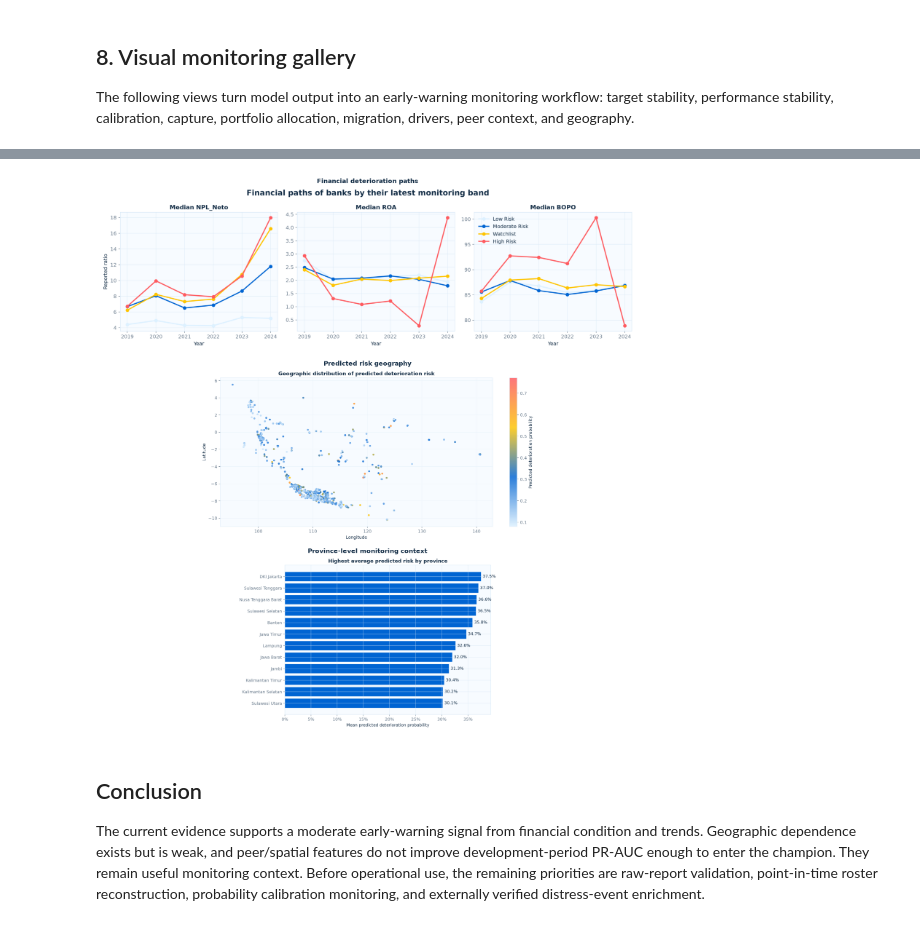
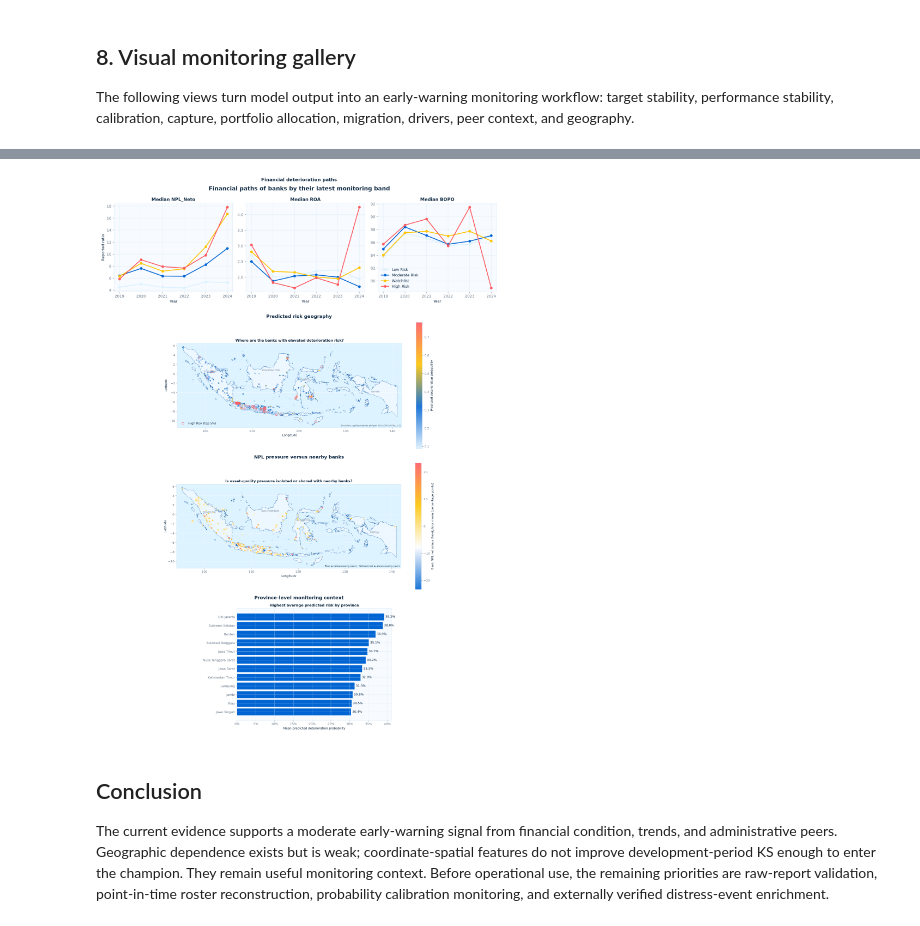
Before and after one commit to zzeiidann/xcap, a Jupyter notebook: notebooks/02_early_warning_modeling.ipynb, the cells around one changed output, grey strips where cells are left out. Cells and saved outputs as stored; diff of their text form; code cells hidden in the pictures.

```diff
--- a/notebooks/02_early_warning_modeling.ipynb
+++ b/notebooks/02_early_warning_modeling.ipynb
@@ -309,12 +316,13 @@ show_gallery([
 # %%
 show_gallery([
     ('risk_band_financial_trends.png', 'Financial deterioration paths'),
     ('latest_spatial_risk_map.png', 'Predicted risk geography'),
+    ('latest_spatial_peer_context.png', 'NPL pressure versus nearby banks'),
     ('latest_province_risk.png', 'Province-level monitoring context'),
 ], columns=1, width=15)
 # %% [output]
-[figure, old version]
+[figure, new version]
 # %% [markdown]
 ## Conclusion
 
-The current evidence supports a moderate early-warning signal from financial condition and trends. Geographic dependence exists but is weak, and peer/spatial features do not improve development-period PR-AUC enough to enter the champion. They remain useful monitoring context. Before operational use, the remaining priorities are raw-report validation, point-in-time roster reconstruction, probability calibration monitoring, and externally verified distress-event enrichment.
+The current evidence supports a moderate early-warning signal from financial condition, trends, and administrative peers. Geographic dependence exists but is weak; coordinate-spatial features do not improve development-period KS enough to enter the champion. They remain useful monitoring context. Before operational use, the remaining priorities are raw-report validation, point-in-time roster reconstruction, probability calibration monitoring, and externally verified distress-event enrichment.
```
Also changed, not shown: parts of 11 cells of this notebook, 26 other files.
